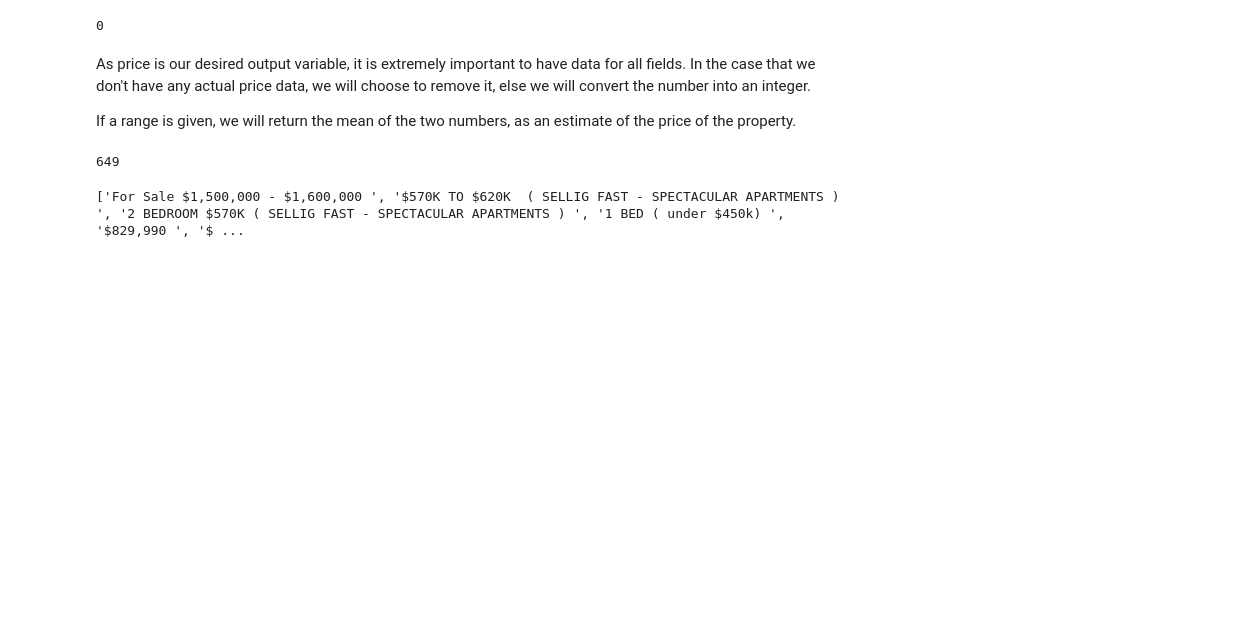
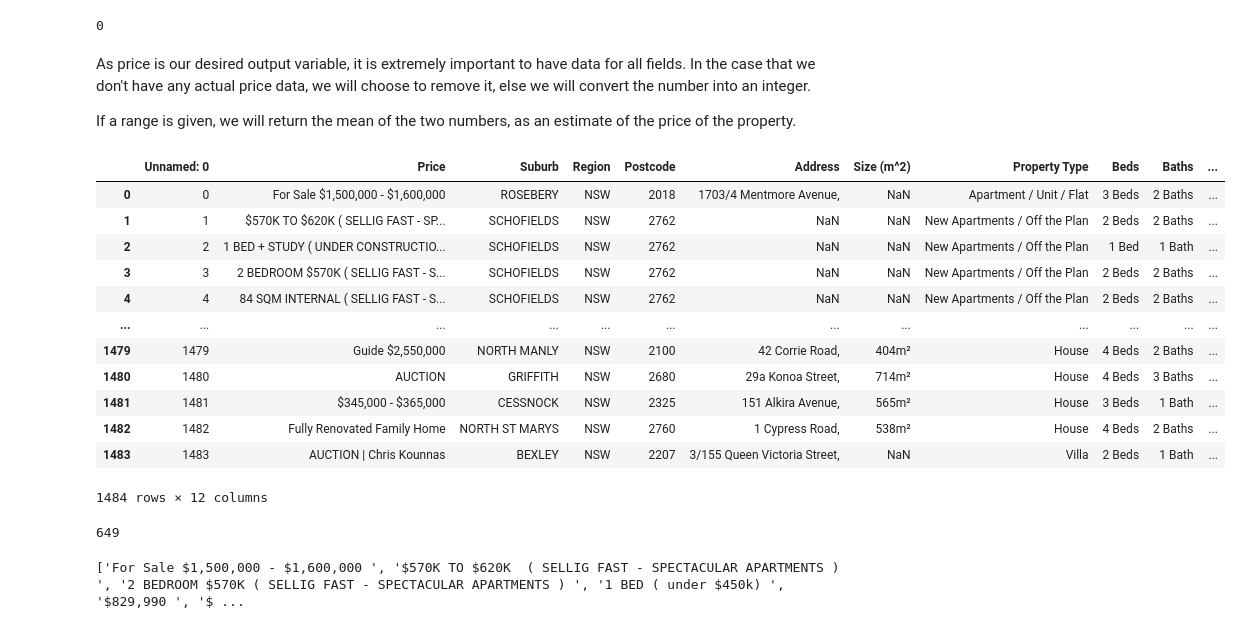
Before and after one commit to BozinovskiDaniel/House_Prices, a Jupyter notebook: HousePrices_DataCleaning.ipynb, the cells around one changed output. Cells and saved outputs as stored; diff of their text form; code cells hidden in the pictures; blank space fills up the shorter version.

```diff
--- a/HousePrices_DataCleaning.ipynb
+++ b/HousePrices_DataCleaning.ipynb
@@ -108,6 +108,23 @@ prices.isnull().sum()
 As price is our desired output variable, it is extremely important to have data for all fields. In the case that we don't have any actual price data, we will choose to remove it, else we will convert the number into an integer.
 
 If a range is given, we will return the mean of the two numbers, as an estimate of the price of the property.
+# %%
+# Drop all columns with no $ sign in price
+df[df['Price'].str.contains("$")]
+# %% [output]
+|  | Unnamed: 0 | Price | Suburb | Region | Postcode | Address | Size (m^2) | Property Type | Beds | Baths | ... |
+| 0 | 0 | For Sale $1,500,000 - $1,600,000 | ROSEBERY | NSW | 2018 | 1703/4 Mentmore Avenue, | NaN | Apartment / Unit / Flat | 3 Beds | 2 Baths | ... |
+| 1 | 1 | $570K TO $620K ( SELLIG FAST - SP... | SCHOFIELDS | NSW | 2762 | NaN | NaN | New Apartments / Off the Plan | 2 Beds | 2 Baths | ... |
+| 2 | 2 | 1 BED + STUDY ( UNDER CONSTRUCTIO... | SCHOFIELDS | NSW | 2762 | NaN | NaN | New Apartments / Off the Plan | 1 Bed | 1 Bath | ... |
+| 3 | 3 | 2 BEDROOM $570K ( SELLIG FAST - S... | SCHOFIELDS | NSW | 2762 | NaN | NaN | New Apartments / Off the Plan | 2 Beds | 2 Baths | ... |
+| 4 | 4 | 84 SQM INTERNAL ( SELLIG FAST - S... | SCHOFIELDS | NSW | 2762 | NaN | NaN | New Apartments / Off the Plan | 2 Beds | 2 Baths | ... |
+| ... | ... | ... | ... | ... | ... | ... | ... | ... | ... | ... | ... |
+| 1479 | 1479 | Guide $2,550,000 | NORTH MANLY | NSW | 2100 | 42 Corrie Road, | 404m² | House | 4 Beds | 2 Baths | ... |
+| 1480 | 1480 | AUCTION | GRIFFITH | NSW | 2680 | 29a Konoa Street, | 714m² | House | 4 Beds | 3 Baths | ... |
+| 1481 | 1481 | $345,000 - $365,000 | CESSNOCK | NSW | 2325 | 151 Alkira Avenue, | 565m² | House | 3 Beds | 1 Bath | ... |
+| 1482 | 1482 | Fully Renovated Family Home | NORTH ST MARYS | NSW | 2760 | 1 Cypress Road, | 538m² | House | 4 Beds | 2 Baths | ... |
+| 1483 | 1483 | AUCTION | Chris Kounnas | BEXLEY | NSW | 2207 | 3/155 Queen Victoria Street, | NaN | Villa | 2 Beds | 1 Bath | ... |
+1484 rows × 12 columns
 # %%
 def cleanPriceData(price):
 
```
